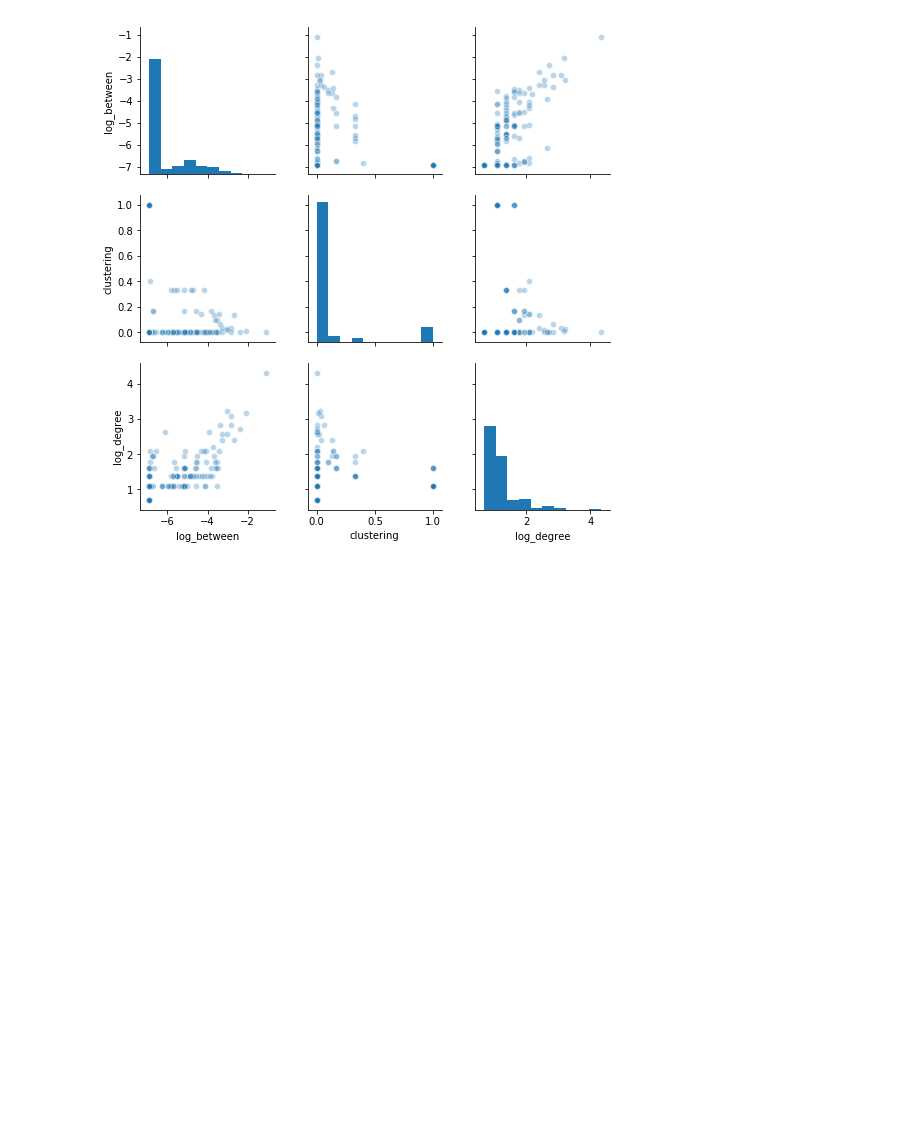
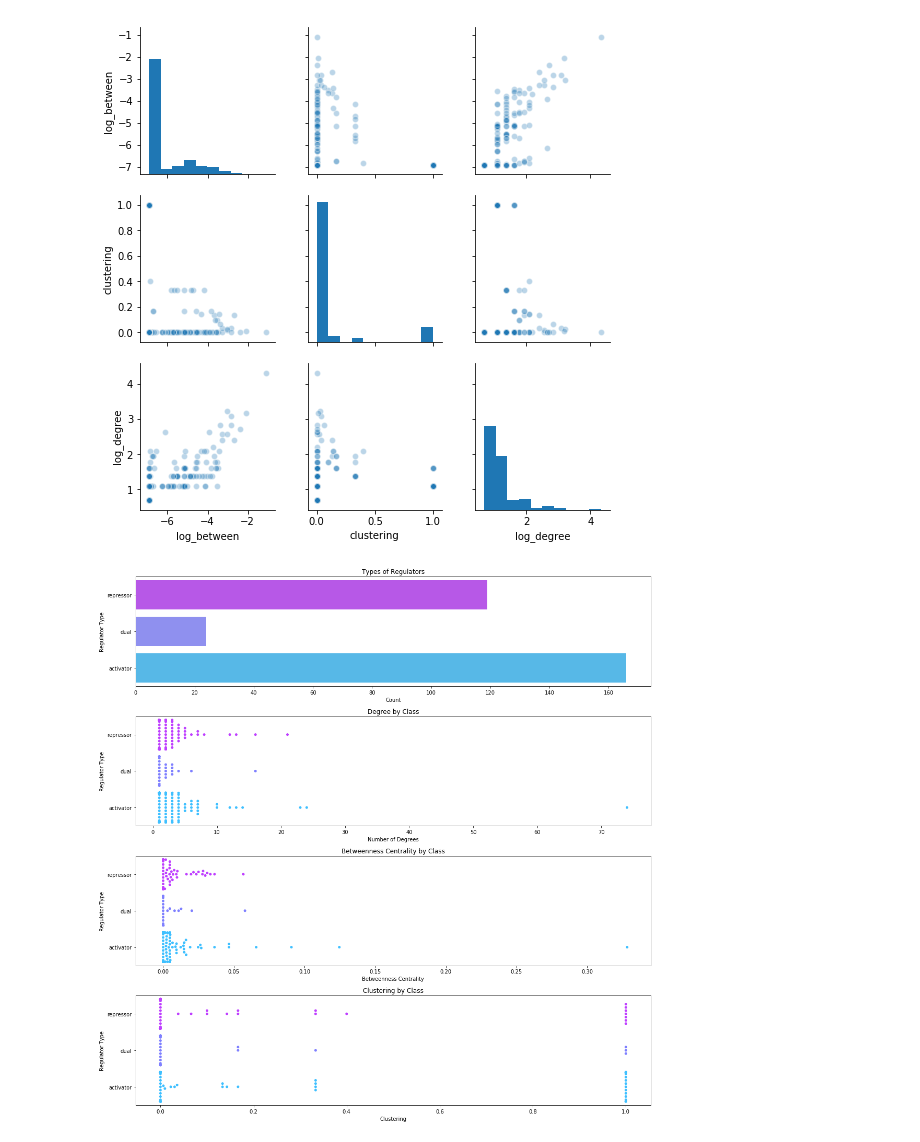
Before and after one commit to Trancefiend/Unit-6, a Jupyter notebook: Network Capstone 2.ipynb, the cells around one changed output. Saved outputs shown, nothing was run; the diff lists cells and outputs as text; code cells hidden in the pictures; blank space fills up the shorter version.

```diff
--- a/Network Capstone 2.ipynb
+++ b/Network Capstone 2.ipynb
@@ -235,3 +236,35 @@ g = sns.pairplot(graph_stats,
 plt.show()
 # %% [output]
 [figure]
+# %%
+plt.figure(figsize=(15, 15))
+
+plt.subplot(411)
+sns.countplot(y='regulation_type', data=graph_stats, orient='h', palette='cool_r')
+plt.ylabel('Regulator Type')
+plt.xlabel('Count')
+plt.title('Types of Regulators')
+
+plt.subplot(412)
+sns.swarmplot(x='degree', y='regulation_type', data=graph_stats, palette='cool_r')
+plt.xlabel('Number of Degrees')
+plt.ylabel('Regulator Type')
+plt.title('Degree by Class')
+
+plt.subplot(413)
+sns.swarmplot(x='betweenness_cent', y='regulation_type', data=graph_stats, palette='cool_r')
+plt.xlabel('Betweenness Centrality')
+plt.ylabel('Regulator Type')
+plt.title('Betweenness Centrality by Class')
+
+plt.subplot(414)
+sns.swarmplot(x='clustering', y='regulation_type', data=graph_stats, palette='cool_r')
+plt.xlabel('Clustering')
+plt.ylabel('Regulator Type')
+plt.title('Clustering by Class')
+
+
+plt.tight_layout()
+plt.show()
+# %% [output]
+[figure, added]
```
Also changed, not shown: parts of 6 cells of this notebook.
